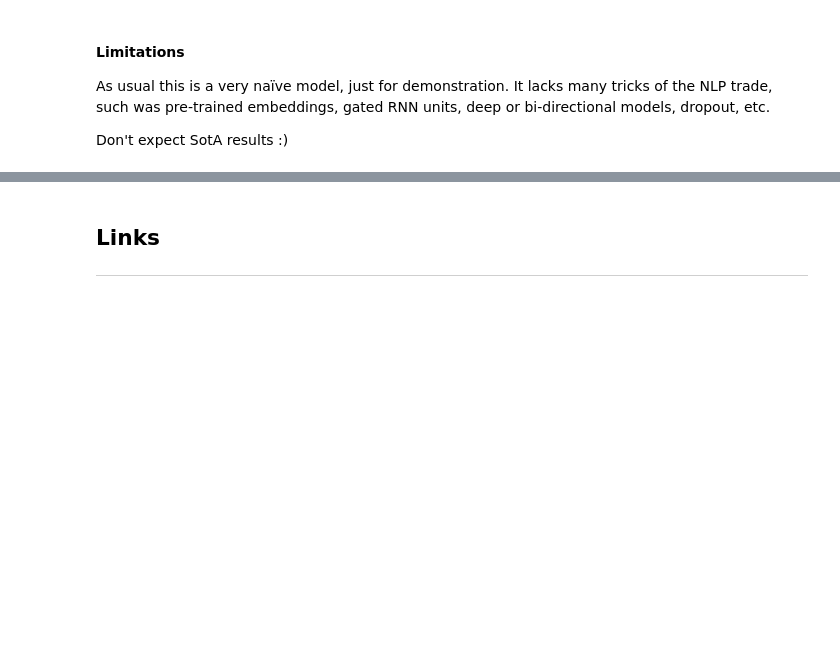
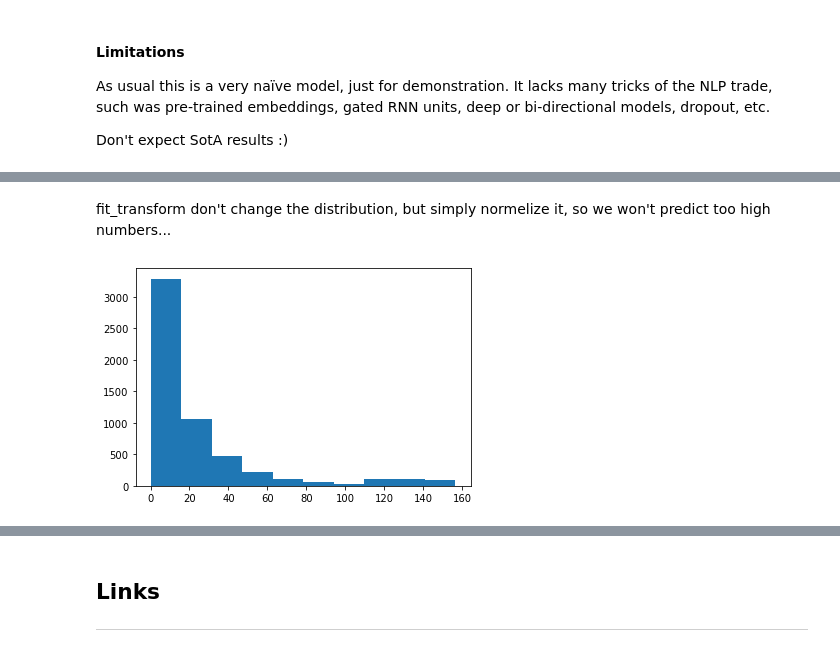
Before and after one commit to mkimhi/cs3600-tutorials, a Jupyter notebook: T4/tutorial4-SeqModels.ipynb, the cells around one changed output, grey strips where cells are left out. Cells and saved outputs as stored; diff of their text form; code cells hidden in the pictures; blank space fills up the shorter version.

```diff
--- a/T4/tutorial4-SeqModels.ipynb
+++ b/T4/tutorial4-SeqModels.ipynb
@@ -739,0 +995,6 @@ For that we use Bi-directional RNN!
+# %% [markdown]
+fit_transform don't change the distribution, but simply normelize it, so we won't predict too high numbers...
+# %%
+plt.hist(data_close_price);
+# %% [output]
+[figure, added]
```
Also changed, not shown: parts of 59 cells of this notebook, 13 other files.
